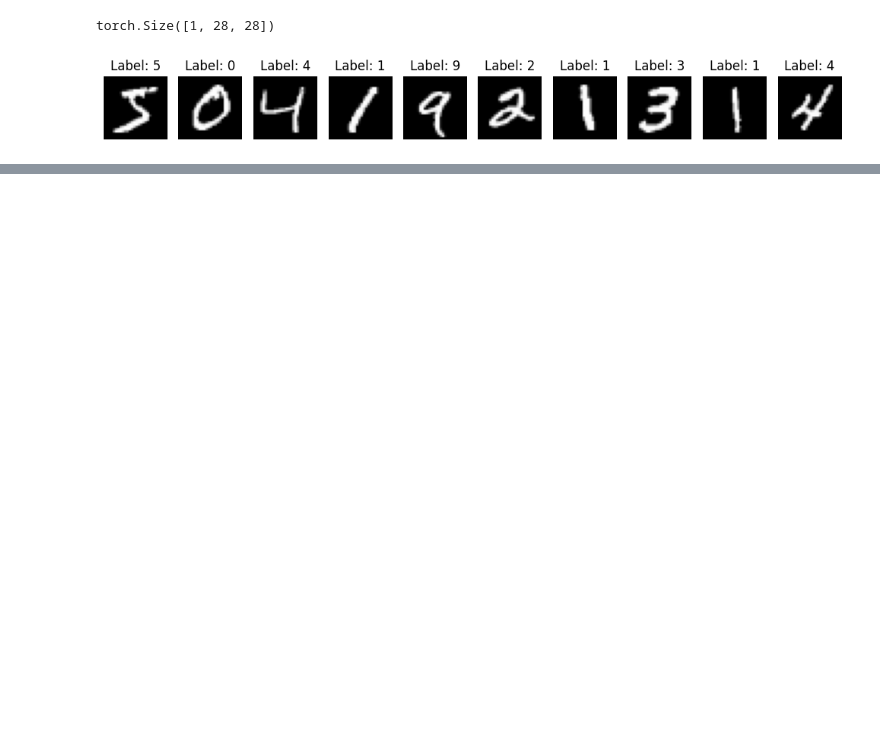
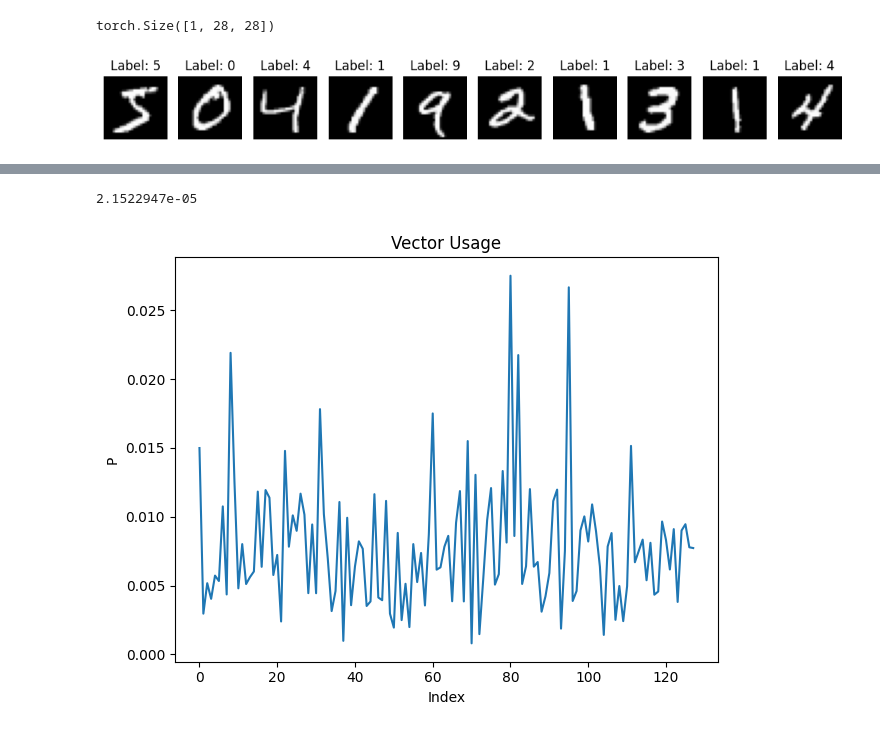
Before and after one commit to Elivis-AI/reproductions, a Jupyter notebook: vqvae/mnist_quantizer.ipynb, the cells around one changed output, grey strips where cells are left out. Cells and saved outputs as stored; diff of their text form; code cells hidden in the pictures; blank space fills up the shorter version.

```diff
--- a/vqvae/mnist_quantizer.ipynb
+++ b/vqvae/mnist_quantizer.ipynb
@@ -107,7 +109,7 @@ vqvae = VQVAE(n_e=128, e_dim=9)
 
 dataloader = torch.utils.data.DataLoader(train_data, batch_size=512, shuffle=True, num_workers=4)
 optimizer = torch.optim.Adam(vqvae.parameters(), lr=1e-3)
-epochs = 40
+epochs = 50
 
 device = torch.device("cuda" if torch.cuda.is_available() else "cpu")
 
@@ -117,12 +119,13 @@ for epoch in range(epochs):
     for img, _ in dataloader:
         img = img.to(device)
 
-        x_q, _, q_loss = vqvae(img)
+        x_q, _, q_loss, _ = vqvae(img)
         loss = F.mse_loss(x_q, img) + q_loss
 
         optimizer.zero_grad()
         loss.backward()
         optimizer.step()
 
-    print(f"Epoch {epoch + 1}/{epochs}, Loss: {loss.item():.4f}")
+    if epoch == 0 or (epoch + 1) % 5 == 0:
+        print(f"Epoch {epoch + 1}/{epochs}, Loss: {loss.item():.4f}")
 # %% [output]
@@ -173,0 +179,29 @@ for i in range(10):
+# %%
+test_loader = torch.utils.data.DataLoader(test_data, batch_size=512, shuffle=False, num_workers=4)
+
+vqvae.eval()
+usage = 0
+for img, _ in test_loader:
+    img = img.to(device)
+
+    _, _, _, u = vqvae(img)
+    usage += u.cpu().numpy() * len(img)
+
+usage /= len(test_data)
+
+print(usage.var())
+plt.figure(figsize=(12, 5))
+
+# 折线图
+plt.subplot(1, 2, 1)
+plt.plot(usage)
+plt.title('Vector Usage')
+plt.xlabel('Index')
+plt.ylabel('P')
+
+
+plt.tight_layout()
+plt.show()
+# %% [output]
+2.1522947e-05
+[figure, added]
```
Also changed, not shown: parts of 4 cells of this notebook, 1 other file.
